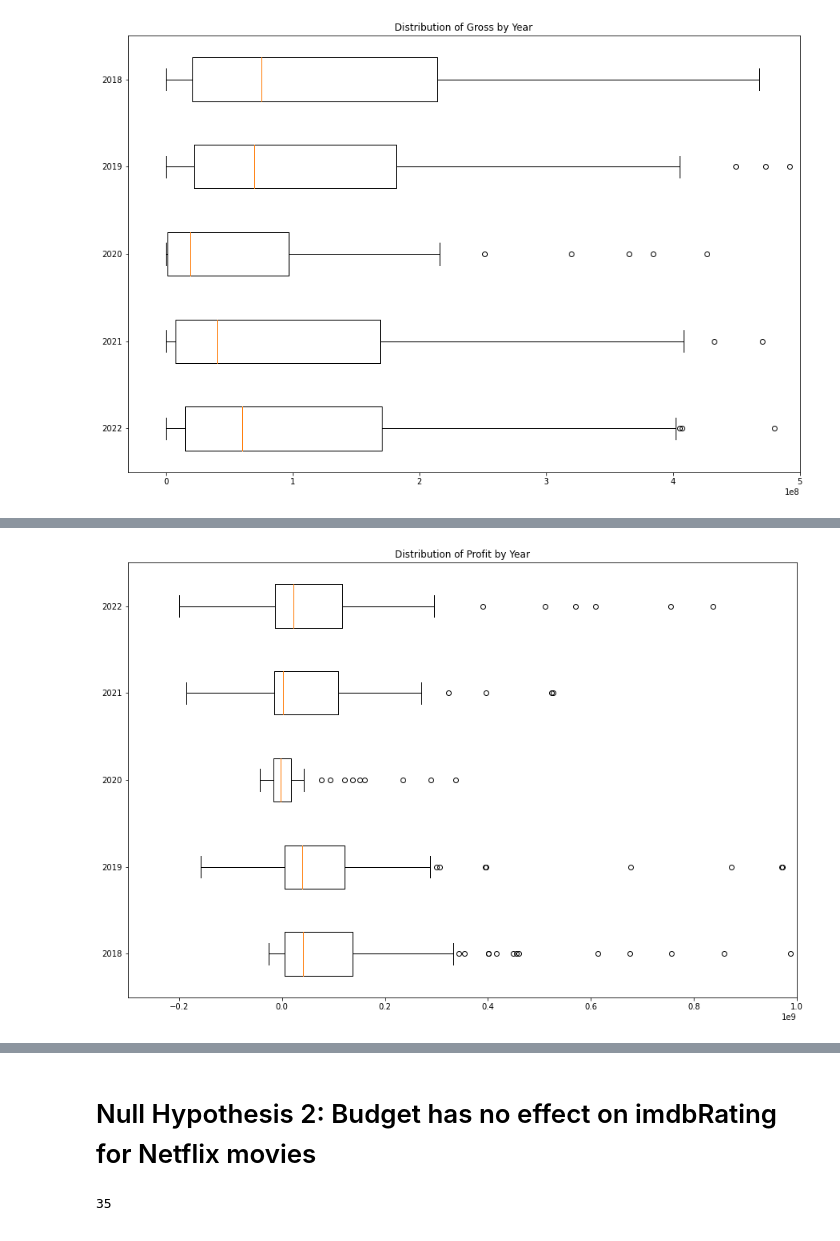
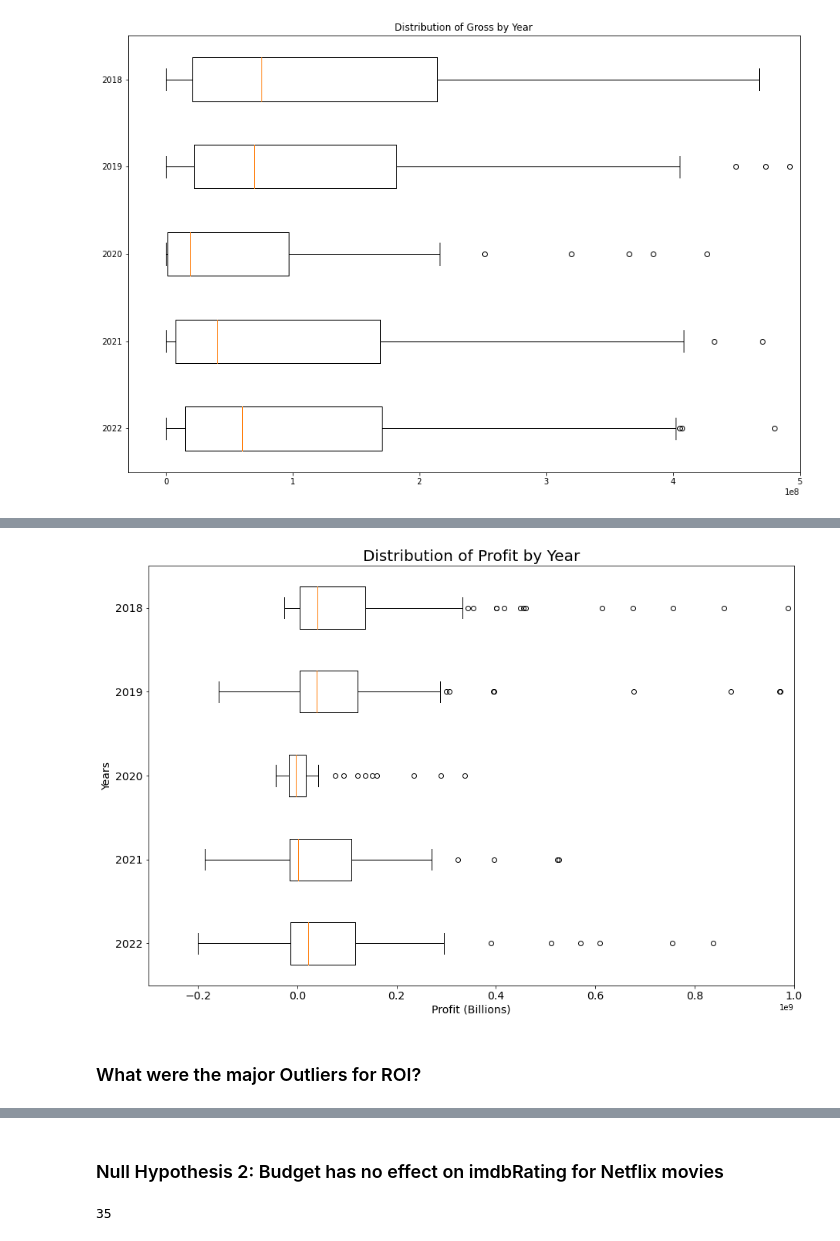
Before and after one commit to csamaro/project_01_group_11_movies, a Jupyter notebook: analysis_scripts/scatter_vs.ipynb, the cells around one changed output, grey strips where cells are left out. Cells and saved outputs as stored; diff of their text form; code cells hidden in the pictures.

```diff
--- a/analysis_scripts/scatter_vs.ipynb
+++ b/analysis_scripts/scatter_vs.ipynb
@@ -75,7 +77,9 @@ def sp(a,b,c,d,e,f,g):
 # %%
 #BoxOffice definition
 box_office = clean_df.loc[(clean_df["CurrencyBudget"]=="USD")&(clean_df["CurrencyGross"]=="USD")]
-box_office["ROI"] = box_office["Gross"]/box_office["Budget"]
+
+#ROI and Profit columns
+box_office["ROI"] = (box_office["Gross"]-box_office["Budget"])/box_office["Budget"]
 box_office["Profit"] = box_office["Gross"]-box_office["Budget"]
 # %% [output]
 A value is trying to be set on a copy of a slice from a DataFrame.
@@ -289,8 +342,6 @@ array(['2022', '2021', '2020', '2019', '2018'], dtype=object)
 # %% [markdown]
 ### What is the Distribution of Gross by Year?
 # %%
-years = ["2022","2021","2020","2019","2018",]
-
 for_boxplots = [box_office.loc[box_office["Year"]==year,"Gross"] for year in years]
 
 plt.figure(figsize=(15,10))
@@ -304,12 +357,13 @@ plt.show()
 # %%
-years = box_office["Year"].unique()
-
 for_boxplots = [box_office.loc[box_office["Year"]==year,"ROI"] for year in years]
 
 plt.figure(figsize=(15,10))
 plt.boxplot(for_boxplots,labels=years,vert=False)
-plt.title("Distribution of ROI by Year")
-plt.xlim([-1,15])
+plt.title("Distribution of ROI by Year",size=20)
+plt.tick_params(axis="both",which="major",labelsize=14)
+plt.xlabel("Return on Investment (Gross-Budget)/Budget",size=14)
+plt.ylabel("Years",size=14)
+plt.xlim([-3,15])
 
 plt.show()
 # %% [output]
@@ -317,16 +373,19 @@ plt.show()
 # %%
-years = box_office["Year"].unique()
-
 for_boxplots = [box_office.loc[box_office["Year"]==year,"Profit"] for year in years]
 
 plt.figure(figsize=(15,10))
 plt.boxplot(for_boxplots,labels=years,vert=False)
-plt.title("Distribution of Profit by Year")
+plt.title("Distribution of Profit by Year",size=20)
+plt.tick_params(axis="both",which="major",labelsize=14)
+plt.xlabel("Profit (Billions)",size=14)
+plt.ylabel("Years",size=14)
 plt.xlim([-0.3e9,1e9])
 
 plt.show()
 # %% [output]
-[figure, old version]
+[figure, new version]
+# %% [markdown]
+### What were the major Outliers for ROI?
 # %%
 box_office.loc[box_office["ROI"]>30]
 # %% [output]
@@ -334,7 +393,7 @@ box_office.loc[box_office["ROI"]>30]
 | 143 | Searching | Movie | 2018-08-31 | 6120.0 | Drama | NaN | 71.0 | 7.6 | 170139 | tt7668870 | ... |
 | 1079 | Terrifier 2 | Movie | 2022-10-06 | 8280.0 | Horror | NaN | 59.0 | 6.2 | 32431 | tt10403420 | ... |
 # %% [markdown]
-# Null Hypothesis 2: Budget has no effect on imdbRating for Netflix movies
+### Null Hypothesis 2: Budget has no effect on imdbRating for Netflix movies
 # %%
 #Netflix definition
 netflix = clean_df.loc[(clean_df["imdbRating"].notnull())&
```
Also changed, not shown: parts of 63 cells of this notebook, 2 other files.
